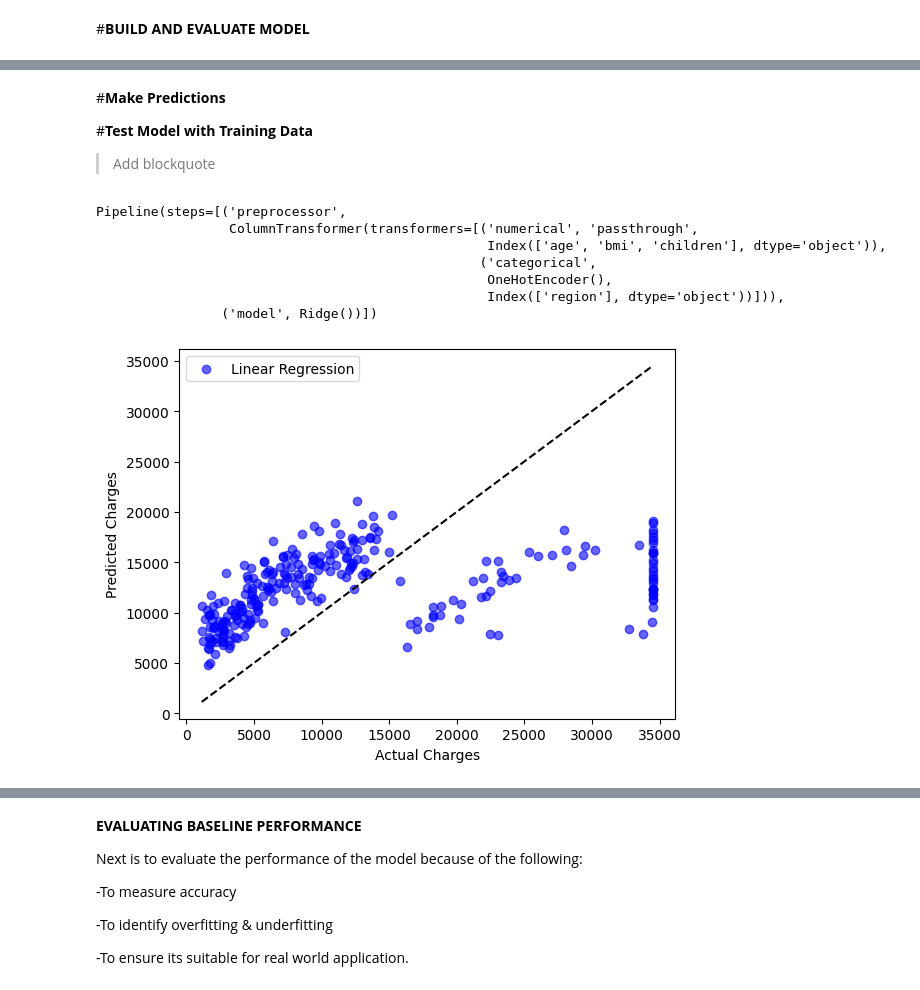
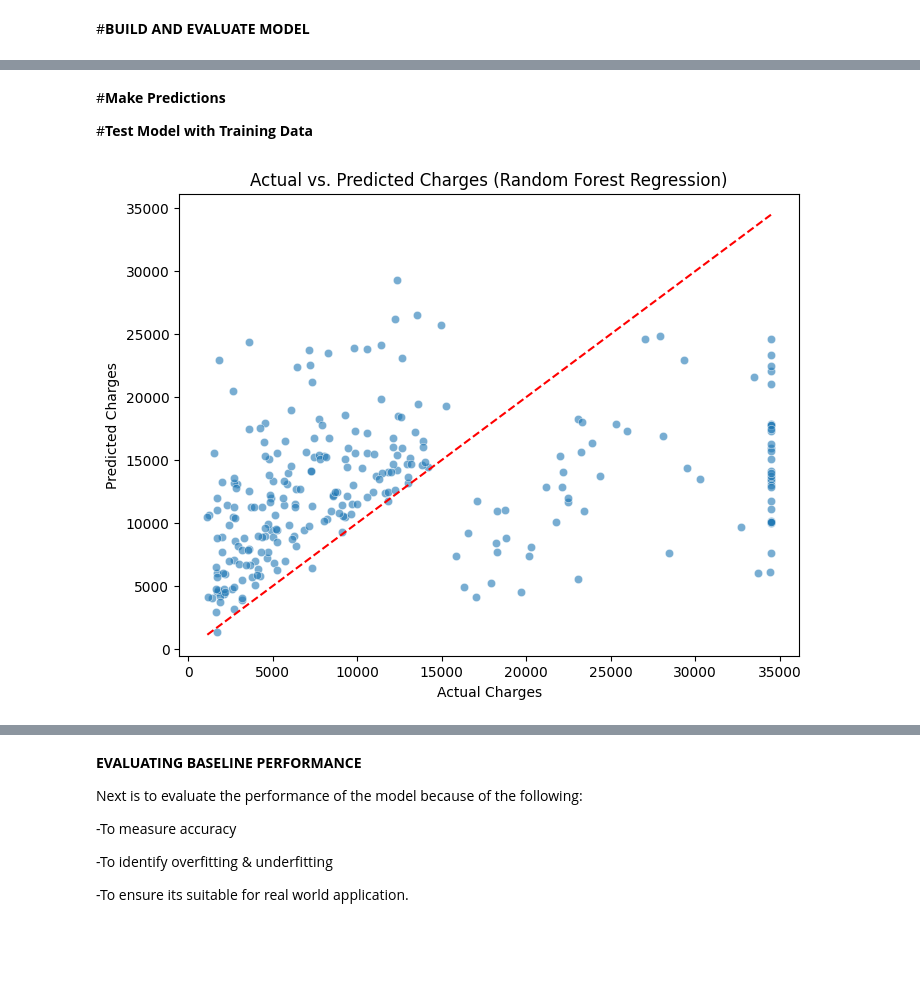
Before and after one commit to blessing3140/PREDICTING-MEDICAL-INSURANCE-CHARGE-USING-MULTI-LINEAR-REGRESSION, a Jupyter notebook: DATA_SCIENCE_PROJECT_PREDICTING_MEDICAL_INSURANCE_USING_MULTIPLE_LINEAR_REGRESSION.ipynb, the cells around one changed output, grey strips where cells are left out. Drawn from its saved outputs; the diff is of its cells as text; code cells hidden in the pictures; blank space fills up the shorter version.

```diff
--- a/DATA_SCIENCE_PROJECT_PREDICTING_MEDICAL_INSURANCE_USING_MULTIPLE_LINEAR_REGRESSION.ipynb
+++ b/DATA_SCIENCE_PROJECT_PREDICTING_MEDICAL_INSURANCE_USING_MULTIPLE_LINEAR_REGRESSION.ipynb
@@ -262,6 +262,9 @@ df.select_dtypes("object").nunique()
 | smoker | 2 |
 | region | 4 |
 dtype: int64
+# %%
+#One-Hot Encode categorical variables
+df = pd.get_dummies(df,columns=["sex","smoker","region"], drop_first=True)
 # %% [markdown]
 With the result above, Region column is the only one that is balanced enough to be used in training the model we're creating.
 # %%
@@ -289,16 +292,6 @@ y= df['charges']
 * Then we split both X and y into
   * train data: X_train and y_train, and
   * test data; X_test and y_test
-# %%
-# feature matrix and target vector
-
-# defining the columns for feature and target
-feature = ["age",	"bmi","region","children"]
-target = "charges"
-
-# now lets use the variables above to get the corresponding data from the car_df dataframe
-X = df[feature]
-y = df[target]
 # %%
 # now let's split the data into test and train
 
@@ -423,5 +430,3 @@ ridge_pipeline = Pipeline([
 #**Make Predictions**
 
 #**Test Model with Training Data**
-
-> Add blockquote
@@ -432,12 +432,0 @@ y_test_pred_linear = linear_pipeline.predict(X_test)
-# %%
-# define and fit ridge regression pipeline
-
-ridge_pipeline.fit(X_train, y_train)
-# %% [output]
-Pipeline(steps=[('preprocessor',
-                 ColumnTransformer(transformers=[('numerical', 'passthrough',
-                                                  Index(['age', 'bmi', 'children'], dtype='object')),
-                                                 ('categorical',
-                                                  OneHotEncoder(),
-                                                  Index(['region'], dtype='object'))])),
-                ('model', Ridge())])
@@ -448,17 +436,15 @@ y_test_pred_ridge = ridge_pipeline.predict(X_test)
 # %%
-# scatter plot 1 of actual vs predicted values
-plt.scatter(y_test, y_test_pred_linear,
-label="Linear Regression", color="blue",alpha=0.6)
+# Scatterplot of Actual vs Predicted values
+plt.figure(figsize=(8,6))
+sns.scatterplot(x=y_test, y=y_test_pred, alpha=0.6)
 
-# reference line (ideal predictions)
-plt.plot([min(y_test), max(y_test)],
-[min(y_test), max(y_test)], color="black",linestyle="dashed")
+# Add a perfect prediction reference line (y = x)
+plt.plot([y_test.min(), y_test.max()], [y_test.min(), y_test.max()], color="red", linestyle="--")
 
-# Label & Legend
+# Labels and title
 plt.xlabel("Actual Charges")
 plt.ylabel("Predicted Charges")
-plt.legend()
-
+plt.title("Actual vs. Predicted Charges (Random Forest Regression)")
 plt.show()
 # %% [output]
-[figure, old version]
+[figure, new version]
```
Also changed, not shown: parts of 46 cells of this notebook.
